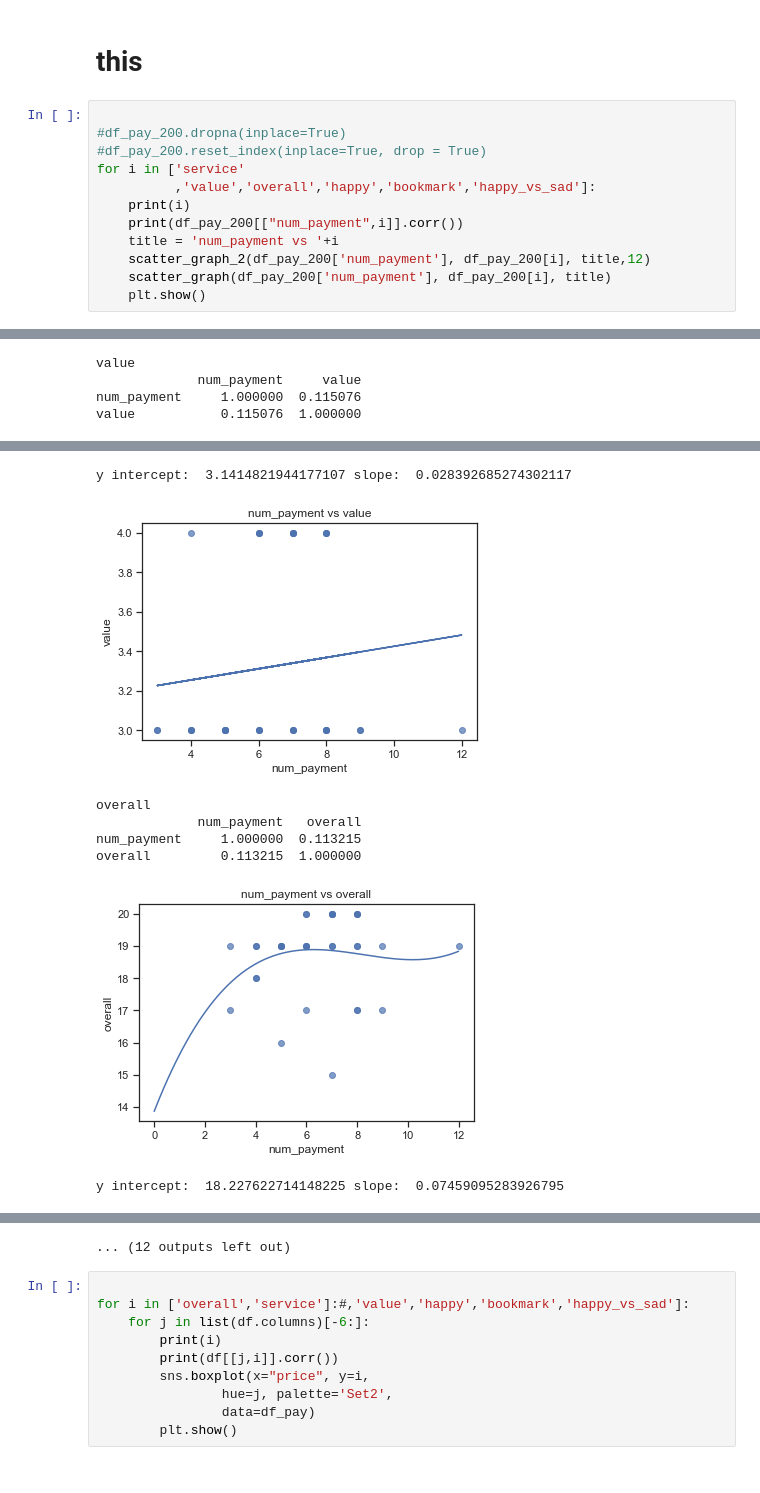
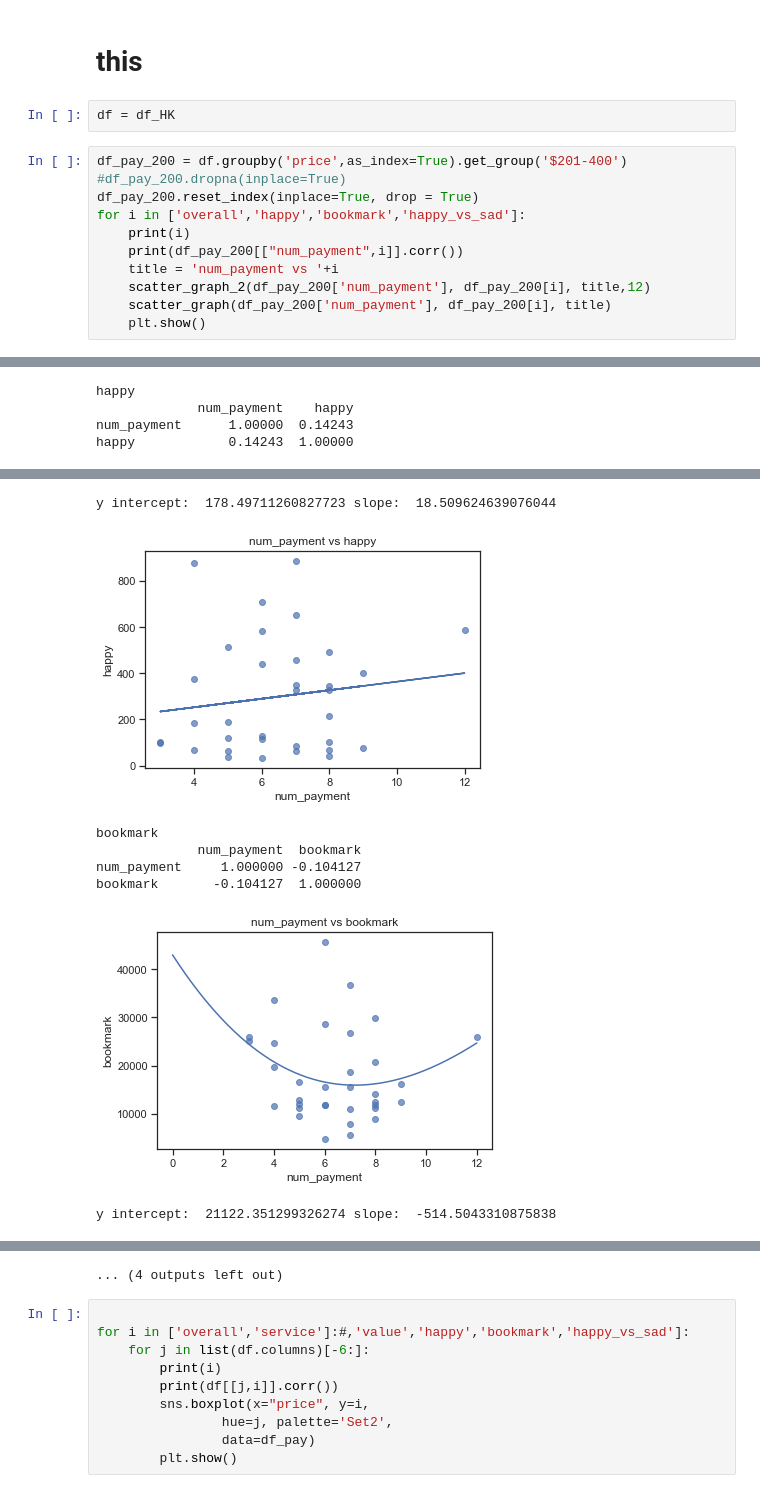
Before and after one commit to noodleconference/ISOM3400, a Jupyter notebook: Visualize_results_zoe.ipynb, the cells around one changed output, grey strips where cells are left out. Saved outputs shown, nothing was run; the diff lists cells and outputs as text.

```diff
--- a/Visualize_results_zoe.ipynb
+++ b/Visualize_results_zoe.ipynb
@@ -386,12 +386,13 @@ sns.boxplot(x="price", y="overall",
 [figure]
 # %% [markdown]
 # this
+# %%
+df = df_HK
 # %%
-
+df_pay_200 = df.groupby('price',as_index=True).get_group('$201-400')
 #df_pay_200.dropna(inplace=True)
-#df_pay_200.reset_index(inplace=True, drop = True)
-for i in ['service'
-          ,'value','overall','happy','bookmark','happy_vs_sad']:
+df_pay_200.reset_index(inplace=True, drop = True)
+for i in ['overall','happy','bookmark','happy_vs_sad']:
     print(i)
     print(df_pay_200[["num_payment",i]].corr())
     title = 'num_payment vs '+i
@@ -409,4 +410,4 @@ y intercept:  3.696823869104909 slope:  0.01058710298363809
-value
-             num_payment     value
-num_payment     1.000000  0.115076
-value           0.115076  1.000000
+happy
+             num_payment    happy
+num_payment      1.00000  0.14243
+happy            0.14243  1.00000
@@ -414,8 +415,8 @@ value           0.115076  1.000000
-y intercept:  3.1414821944177107 slope:  0.028392685274302117
+y intercept:  178.49711260827723 slope:  18.509624639076044
-[figure, old version]
+[figure, new version]
-overall
-             num_payment   overall
-num_payment     1.000000  0.113215
-overall         0.113215  1.000000
+bookmark
+             num_payment  bookmark
+num_payment     1.000000 -0.104127
+bookmark       -0.104127  1.000000
-[figure, old version]
+[figure, new version]
-y intercept:  18.227622714148225 slope:  0.07459095283926795
+y intercept:  21122.351299326274 slope:  -514.5043310875838
@@ -423,4 +424,4 @@ y intercept:  18.227622714148225 slope:  0.07459095283926795
-... (12 outputs left out)
+... (4 outputs left out)
 # %%
 
 for i in ['overall','service']:#,'value','happy','bookmark','happy_vs_sad']:
```
Also changed, not shown: parts of 1 cell of this notebook.
